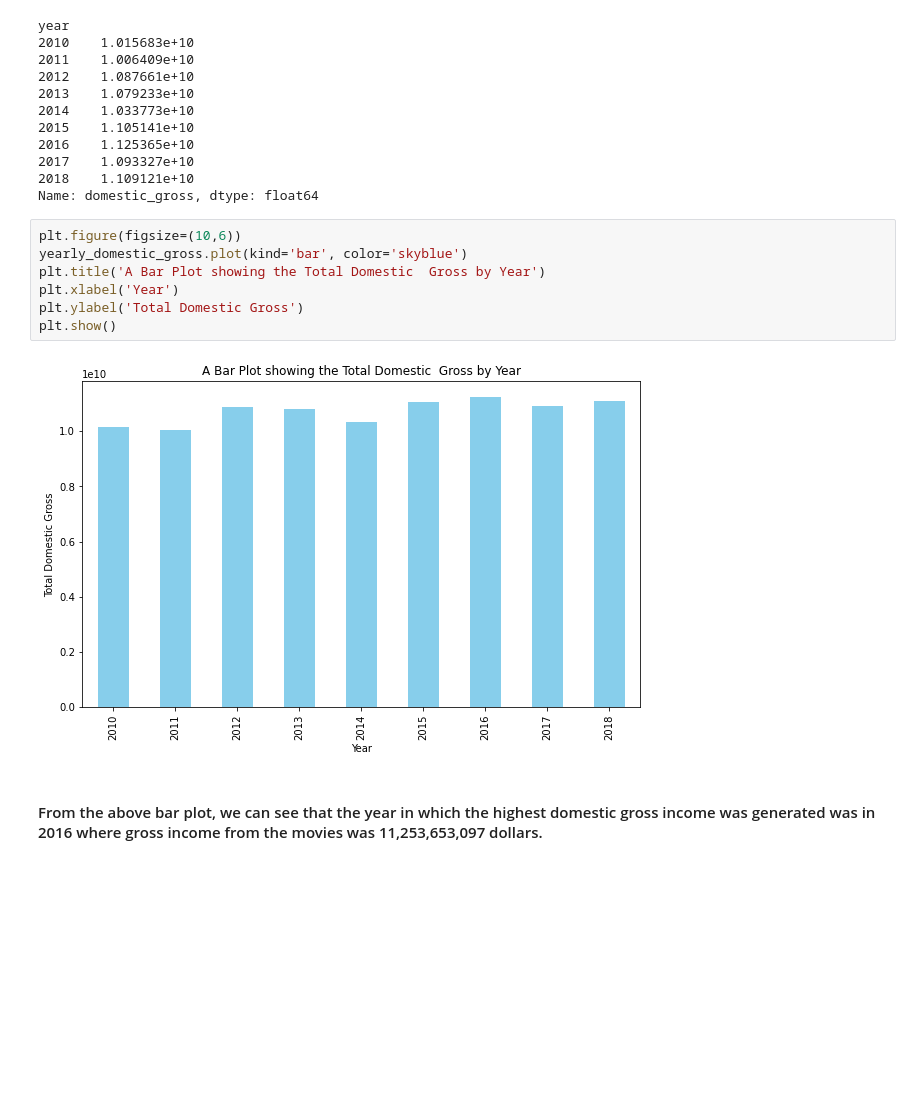
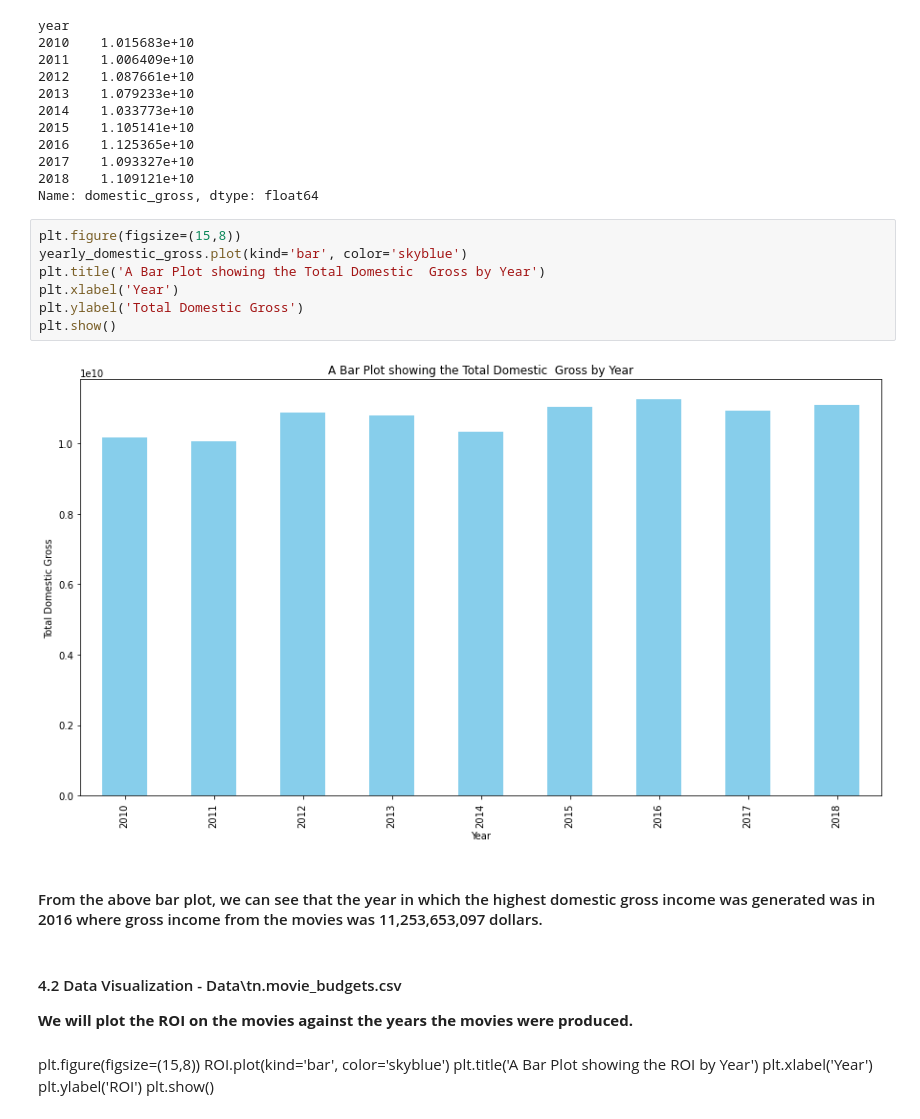
Before and after one commit to EdwinMbuthia/Project1, a Jupyter notebook: index.ipynb, the cells around one changed output. Cells and saved outputs as stored; diff of their text form; blank space fills up the shorter version.

Commit message:
Started working on Budgets visualization

```diff
--- a/index.ipynb
+++ b/index.ipynb
@@ -369,13 +369,23 @@ year
 2018    1.109121e+10
 Name: domestic_gross, dtype: float64
 # %%
-plt.figure(figsize=(10,6))
+plt.figure(figsize=(15,8))
 yearly_domestic_gross.plot(kind='bar', color='skyblue')
 plt.title('A Bar Plot showing the Total Domestic  Gross by Year')
 plt.xlabel('Year')
 plt.ylabel('Total Domestic Gross')
 plt.show()
 # %% [output]
-[figure, old version]
+[figure, new version]
 # %% [markdown]
 #### From the above bar plot, we can see that the year in which the highest domestic gross income was generated was in 2016 where gross income from the movies was 11,253,653,097 dollars.
+# %% [markdown]
+#### 4.2 Data Visualization - Data\tn.movie_budgets.csv
+**We will plot the ROI on the movies against the years the movies were produced.**
+# %% [markdown]
+plt.figure(figsize=(15,8))
+ROI.plot(kind='bar', color='skyblue')
+plt.title('A Bar Plot showing the ROI by Year')
+plt.xlabel('Year')
+plt.ylabel('ROI')
+plt.show()
```
